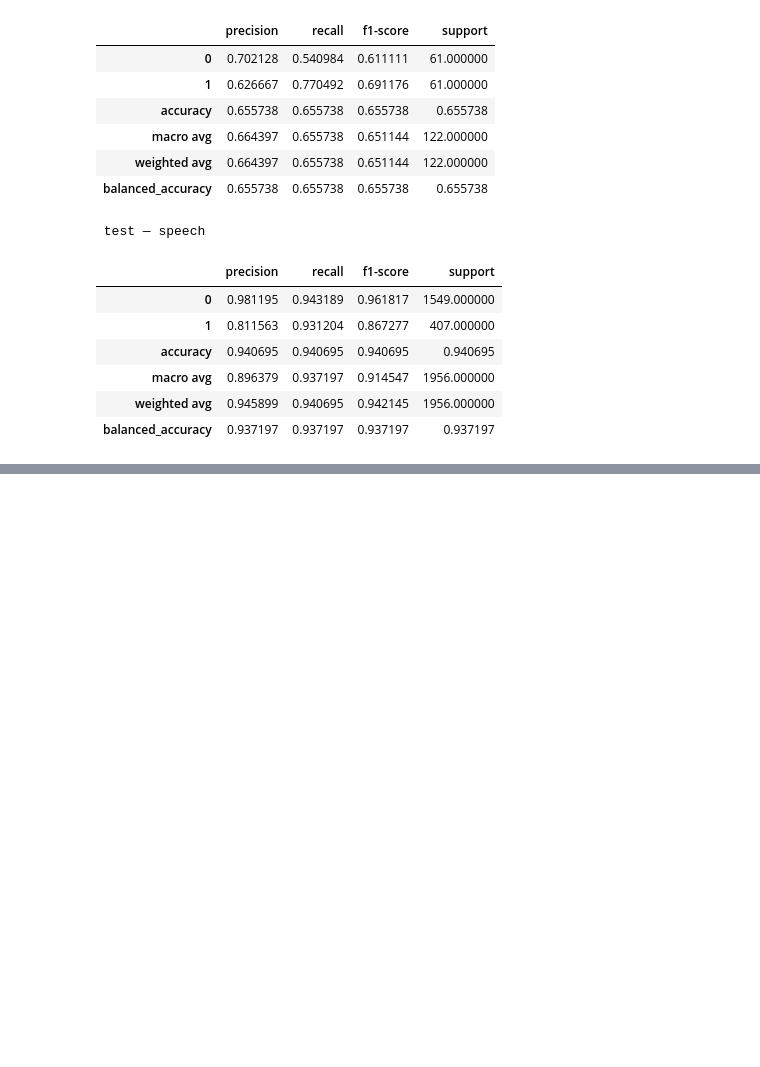
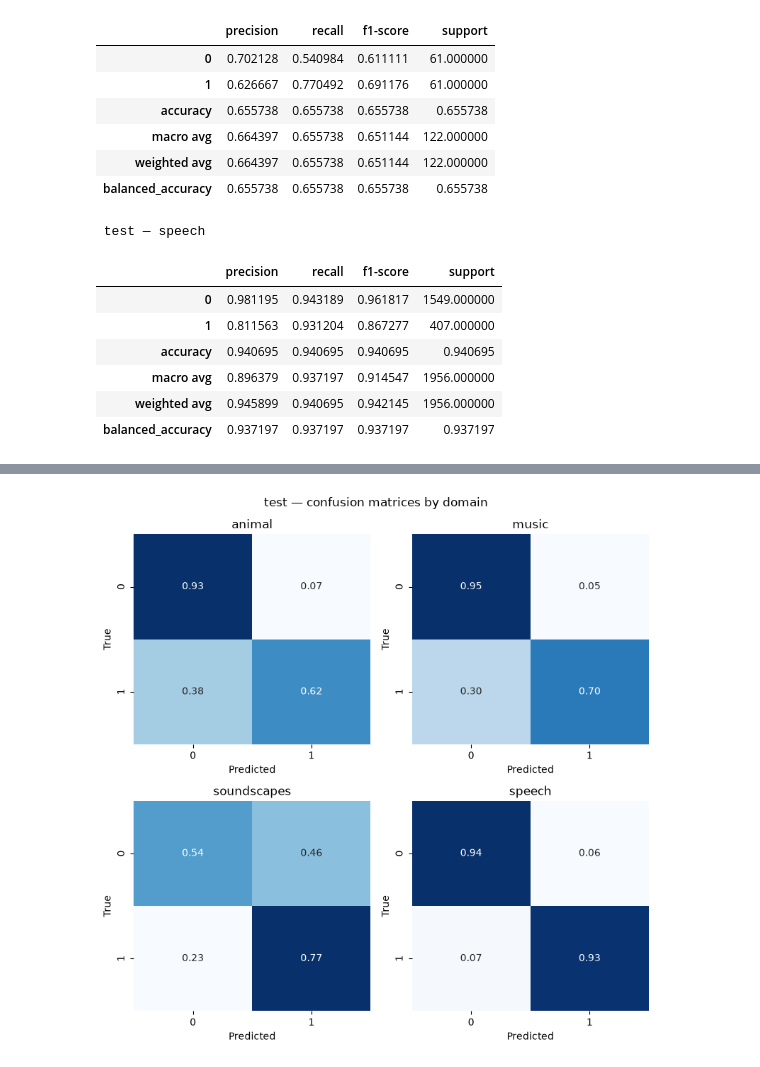
Before and after one commit to alicee127/master-thesis, a Jupyter notebook: test.ipynb, the cells around one changed output, grey strips where cells are left out. Cells and saved outputs as stored; diff of their text form; code cells hidden in the pictures; blank space fills up the shorter version.

```diff
--- a/test.ipynb
+++ b/test.ipynb
@@ -107,0 +118,4 @@ save_confusion_matrices(trainer, splits)
+# %%
+save_combined_confusion_matrix(trainer, test_loader, split_name="test")
+# %% [output]
+[figure, added]
```
Also changed, not shown: parts of 5 cells of this notebook, 6 other files.
